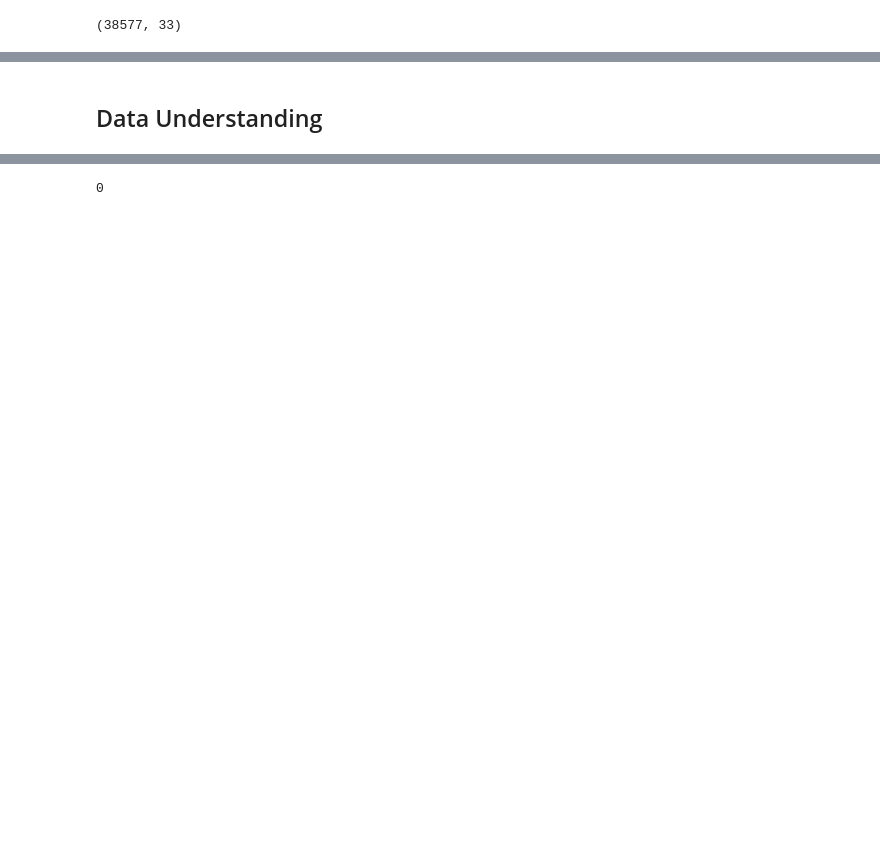
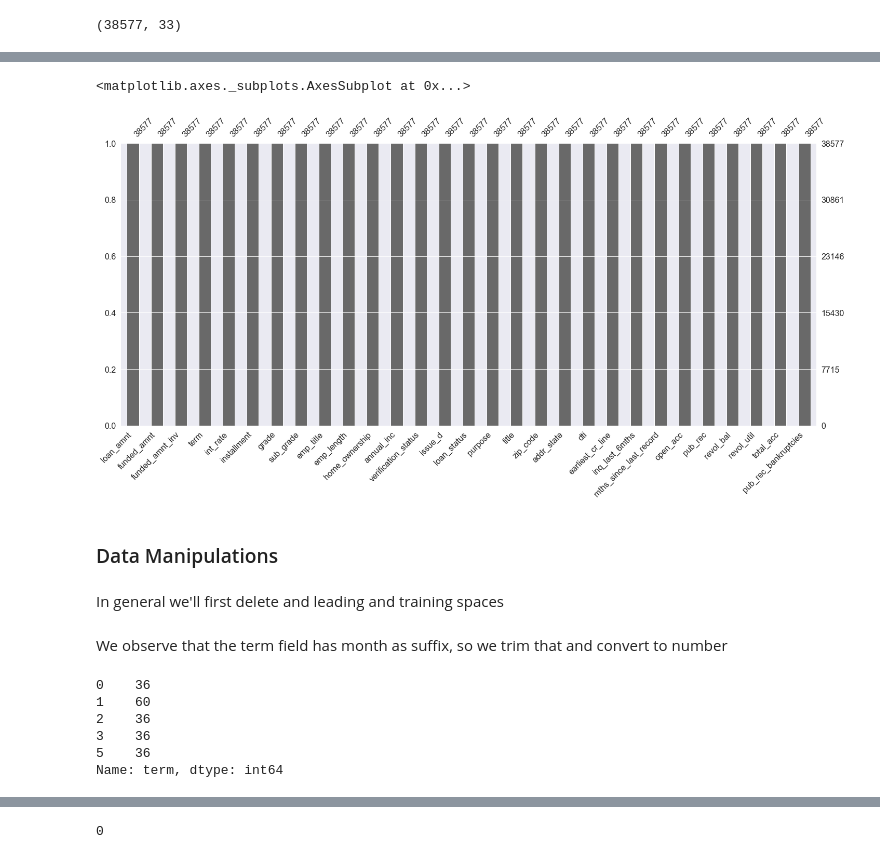
Before and after one commit to saneshashank/course2-GP1, a Jupyter notebook: loan_EDA.ipynb, the cells around one changed output, grey strips where cells are left out. Drawn from its saved outputs; the diff is of its cells as text; code cells hidden in the pictures; blank space fills up the shorter version.

```diff
--- a/loan_EDA.ipynb
+++ b/loan_EDA.ipynb
@@ -196,2 +270,13 @@ loan_df.shape
+# %%
+# Impute missing values
+values = {'emp_length': 'NA', 'emp_title': 'NA', 'title': 'NA',\
+          'revol_util': '0%', 'mths_since_last_record': -1, 'pub_rec_bankruptcies':0}
+loan_df.fillna(value=values, inplace = True)
+msno.bar(loan_df)
+# %% [output]
+<matplotlib.axes._subplots.AxesSubplot at 0x...>
+[figure, added]
 # %% [markdown]
-## Data Understanding
+### Data Manipulations
+# %% [markdown]
+In general we'll first delete and leading and training spaces
@@ -197,0 +286,14 @@ loan_df.shape
+# %% [markdown]
+We observe that the term field has month as suffix, so we trim that and convert to number
+# %%
+# Remove string months from term
+loan_df.term = loan_df.term.apply(lambda s : s[0:s.index(' ')] if ' ' in s else s)
+loan_df.term = pd.to_numeric(loan_df.term)
+loan_df.term.head()
+# %% [output]
+0    36
+1    60
+2    36
+3    36
+5    36
+Name: term, dtype: int64
```
Also changed, not shown: parts of 169 cells of this notebook.
